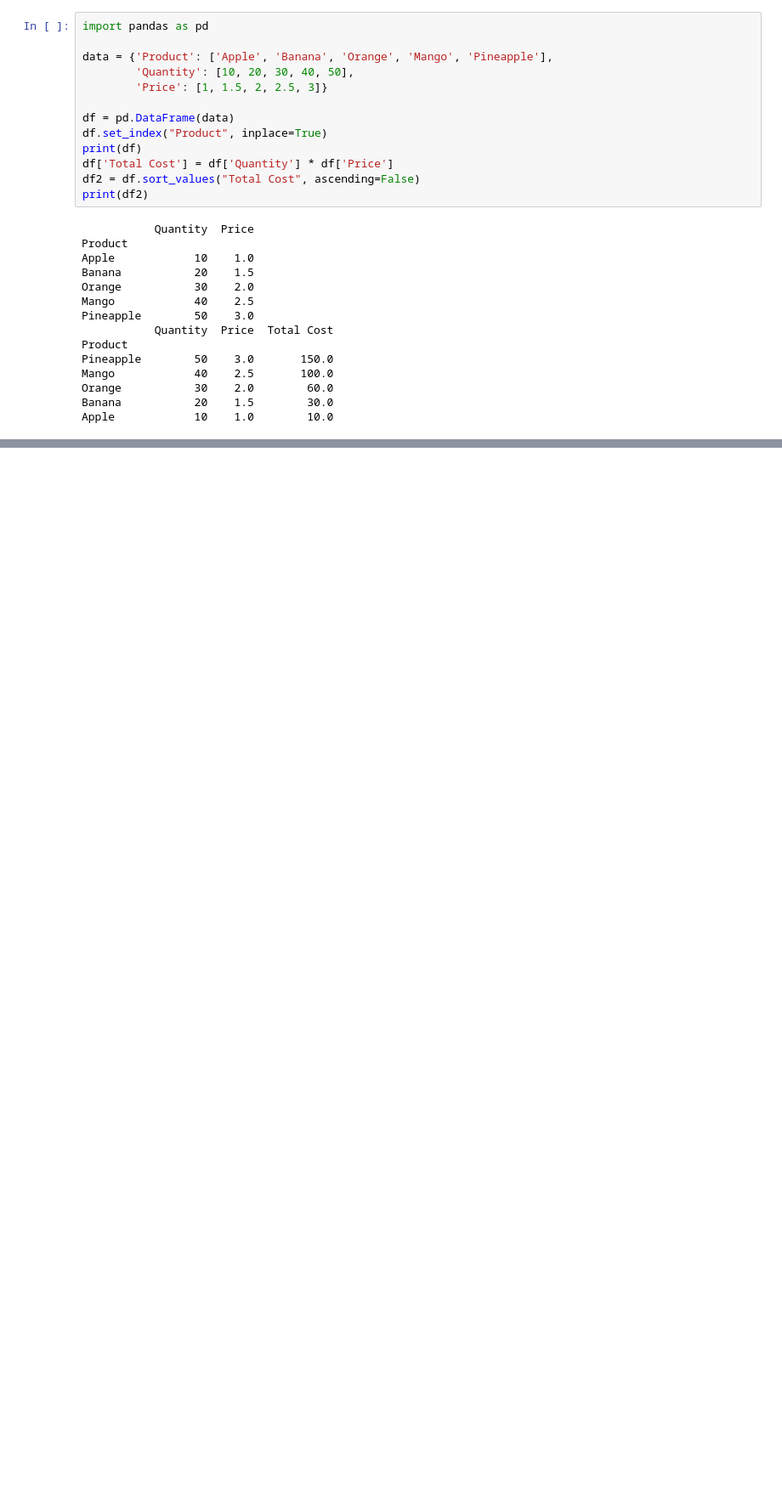
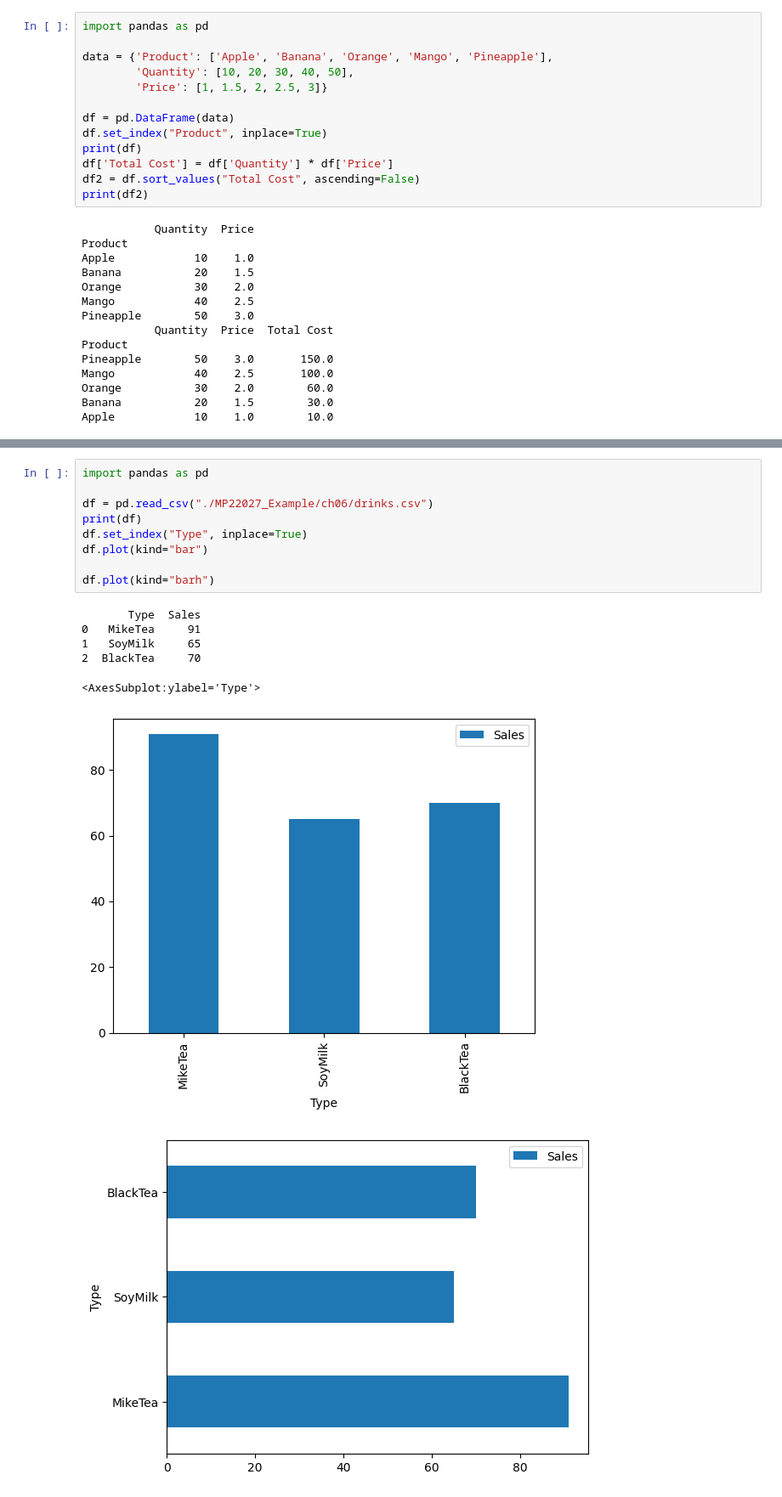
Before and after one commit to stevenhsiao-nzxt-sqa/python-web-crawler, a Jupyter notebook: Ch6.ipynb, the cells around one changed output, grey strips where cells are left out. Shown at 85% size. Drawn from its saved outputs; the diff is of its cells as text; blank space fills up the shorter version.

```diff
--- a/Ch6.ipynb
+++ b/Ch6.ipynb
@@ -502,0 +862,17 @@ Apple            10    1.0        10.0
+# %%
+import pandas as pd
+
+df = pd.read_csv("./MP22027_Example/ch06/drinks.csv")
+print(df)
+df.set_index("Type", inplace=True)
+df.plot(kind="bar")
+
+df.plot(kind="barh")
+# %% [output]
+       Type  Sales
+0   MikeTea     91
+1   SoyMilk     65
+2  BlackTea     70
+<AxesSubplot:ylabel='Type'>
+[figure, added]
+[figure, added]
```
Also changed, not shown: parts of 36 cells of this notebook, 1 other file.
